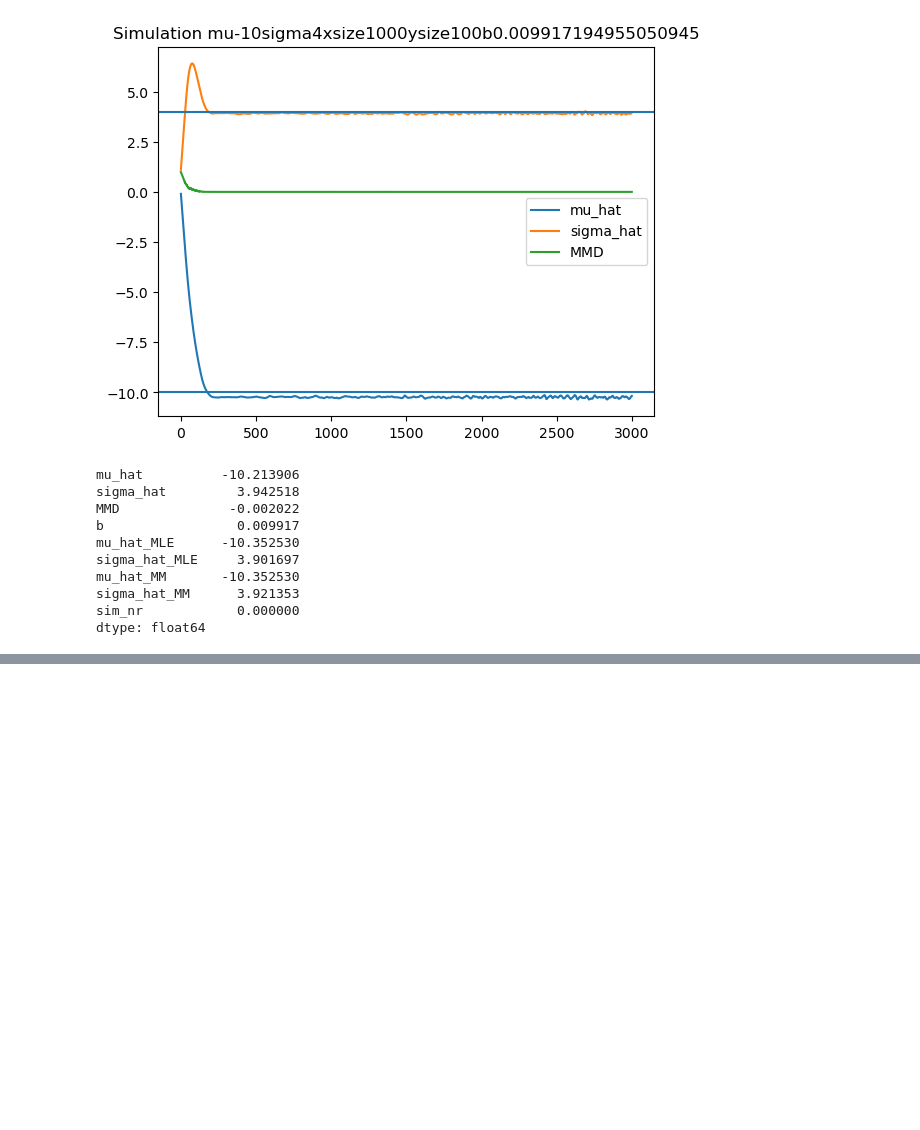
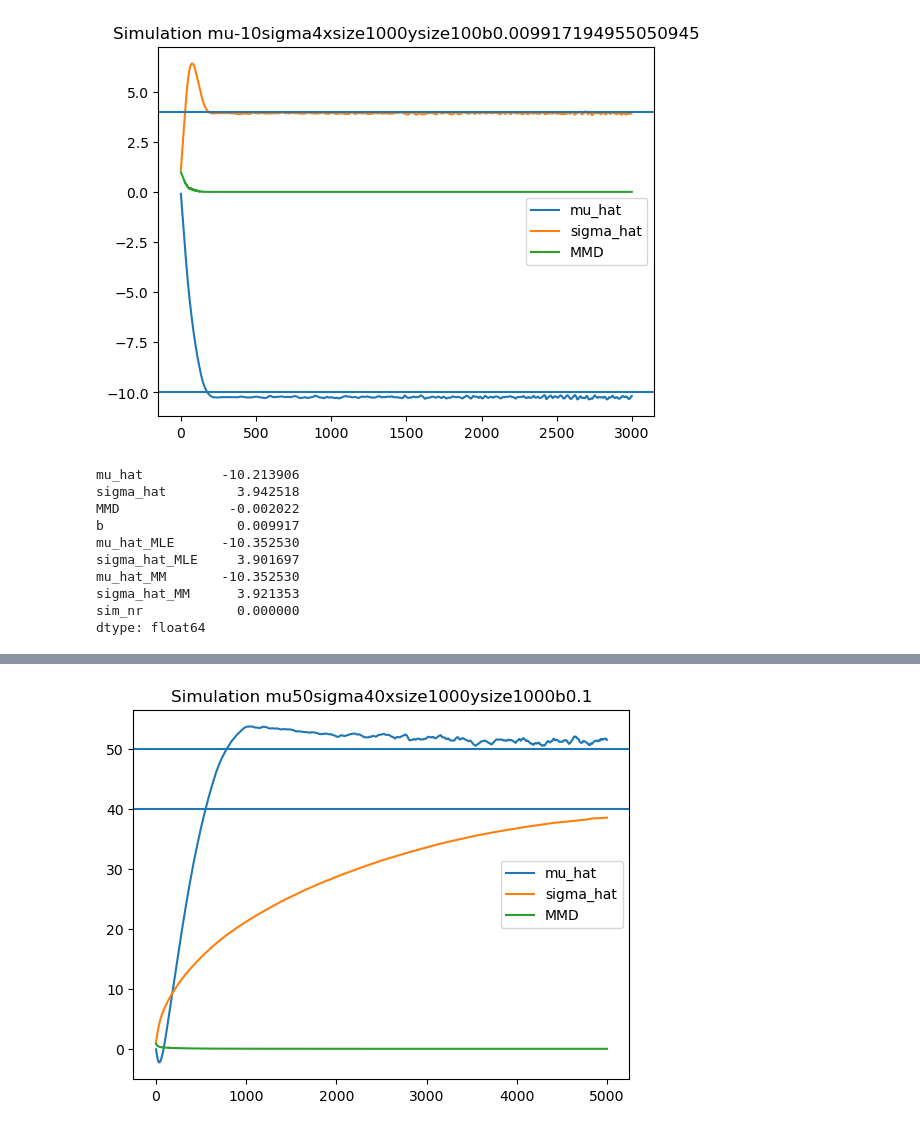
Before and after one commit to GiantDwarf42/master_thesis2, a Jupyter notebook: Gaussian_tracking.ipynb, the cells around one changed output, grey strips where cells are left out. Drawn from its saved outputs; the diff is of its cells as text; code cells hidden in the pictures; blank space fills up the shorter version.

Commit message:
started analyzing the Gaussian results

```diff
--- a/Gaussian_tracking.ipynb
+++ b/Gaussian_tracking.ipynb
@@ -817,3 +817,95 @@ mu_hat_MM       -10.352530
 sigma_hat_MM      3.921353
 sim_nr            0.000000
 dtype: float64
+# %%
+sample_size = 1000
+y_sample_size = 1000
+nr_iterations = 5000
+lr = 0.1
+nr_simulations = 1
+
+
+
+mu = 50
+sigma = 40
+
+
+y = torch.normal(mu,sigma,(y_sample_size,1))
+#y = y.squeeze(1)
+
+b_params = {"mu": 0,
+            "sigma": 1}
+
+b_update = 0
+# b heuristic could also just be a value
+b = 0.1
+
+folder_name= "Gaussian_Test"
+file_name = f"mu{mu}sigma{sigma}xsize{sample_size}ysize{y_sample_size}b{b}"
+
+
+simulation_results = []
+
+#%%
+
+#%%
+for sim in np.arange(nr_simulations):
+    now=datetime.now()
+
+    mu_hat = torch.tensor([0.]).to(device).requires_grad_()
+    sigma_hat = torch.tensor([1.]).to(device).requires_grad_()
+
+#####
+# setup optimizer
+    optimizer = torch.optim.Adam([mu_hat,sigma_hat], lr=lr)
+
+    simulation_index = pd.DataFrame({"sim_nr":np.repeat(sim, nr_iterations)})
+    bandwidth = pd.DataFrame({"b": np.repeat(b, nr_iterations)})
+
+        #get MLE
+    mu_hat_MLE, std_hat_MLE = norm.fit(y)
+    #get Method of Moments Estimators
+    mu_hat_MM = y.mean()
+    std_hat_MM = y.std()
+
+    estimators = pd.DataFrame({"mu_hat_MLE": np.repeat(mu_hat_MLE, nr_iterations),
+                               "sigma_hat_MLE": np.repeat(std_hat_MLE, nr_iterations),
+                               "mu_hat_MM": np.repeat(mu_hat_MM, nr_iterations),
+                               "sigma_hat_MM": np.repeat(std_hat_MM, nr_iterations)})
+
+    simulated_df = MMD.training_loop_gauss(mu_hat,sigma_hat, y, nr_iterations, sample_size, device, b, optimizer, b_update=b_update)
+
+
+    simulated_df = pd.concat([simulated_df,bandwidth,estimators,simulation_index], axis=1)
+
+    simulation_results.append(simulated_df)
+
+    print(f"Simulation nr {sim}, done in {datetime.now()-now}")
+
+
+#%%
+stacked_results = pd.concat(simulation_results).reset_index(drop=True)
+
+
+#%%
+#stacked_results.to_csv(f"{folder_name}/{file_name}.csv")
+#%%
+
+#%%
+for index,df in enumerate(simulation_results):
+
+    plt.plot(df[["mu_hat", "sigma_hat", "MMD"]])
+    plt.axhline(y=mu)
+    plt.axhline(y=sigma)
+    plt.title(f"Simulation {file_name}")
+    plt.legend(["mu_hat", "sigma_hat", "MMD"])
+    #plt.savefig(f"{folder_name}/{file_name}.svg")
+    plt.show()
+
+
+#%%
+simulation_results
+
+#%%
+simulation_results[0].tail(50).mean()
+# %% [output]
@@ -819,0 +923 @@ dtype: float64
+[figure, added]
```
Also changed, not shown: parts of 2 cells of this notebook, 1 other file.
